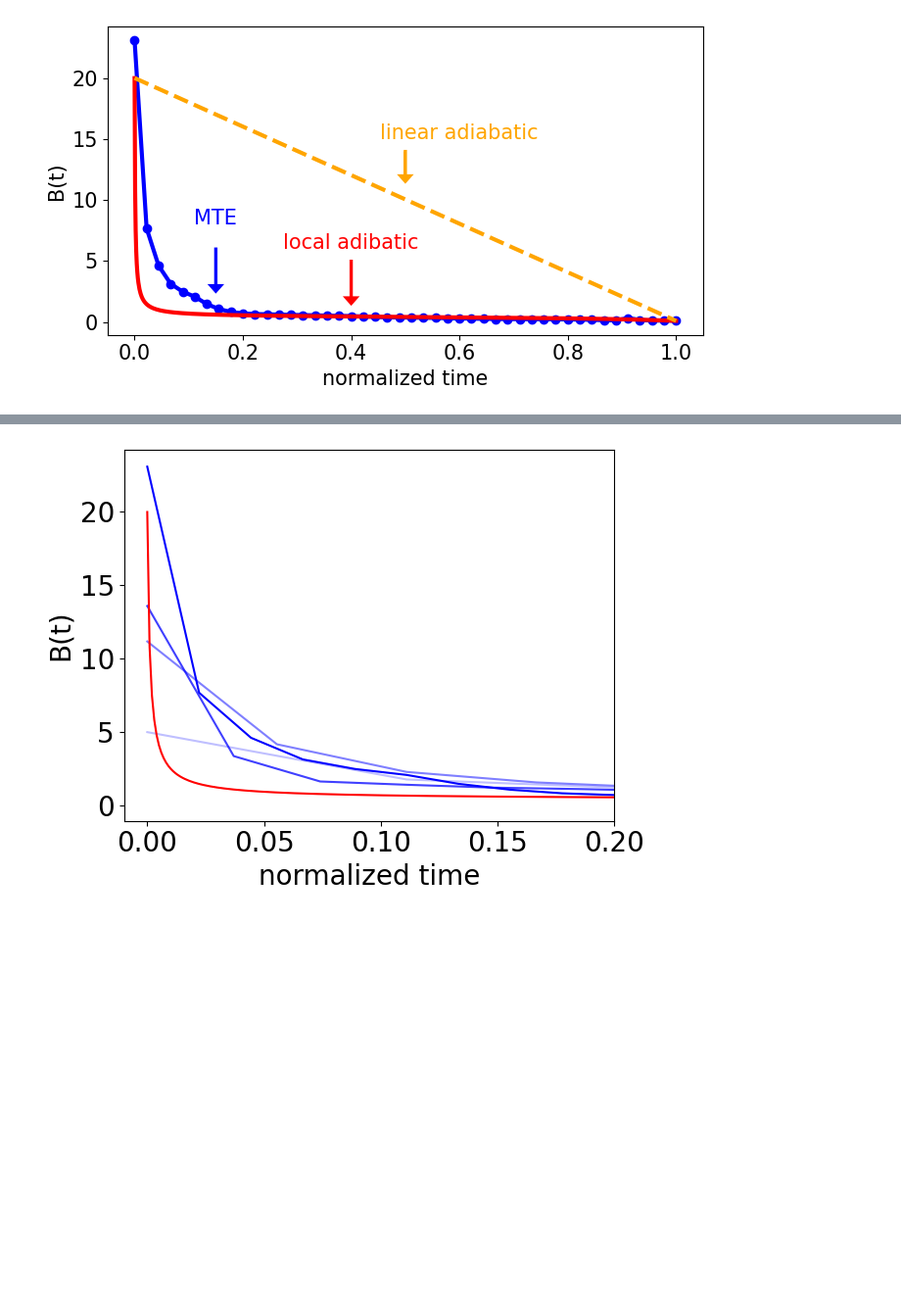
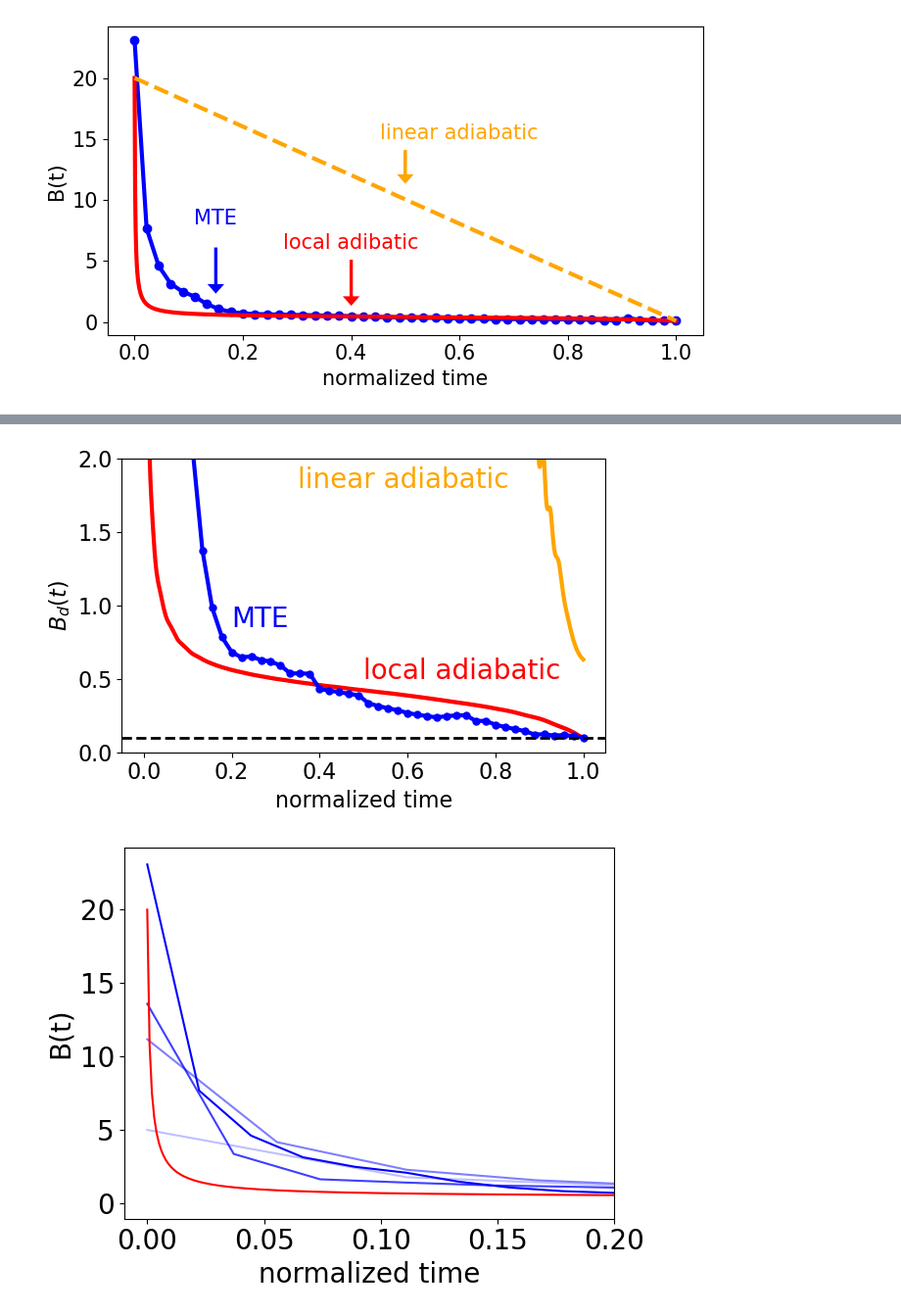
Before and after one commit to zach102824/Modulated-time-evolution-MTE-and-QAOA, a Jupyter notebook: data/fig_1/lambda_B_related_plot_B_N=12.ipynb, the cells around one changed output, grey strips where cells are left out. Shown: that part at 98% size. Drawn from its saved outputs; the diff is of its cells as text; code cells hidden in the pictures; blank space fills up the shorter version.

```diff
--- a/data/fig_1/lambda_B_related_plot_B_N=12.ipynb
+++ b/data/fig_1/lambda_B_related_plot_B_N=12.ipynb
@@ -819,3 +819,38 @@ plt.show()
+# %%
+
+# plot the B_min_diabatic
+effective_B_lin = np.load('fig_1_linear_b_list.npy')
+effective_B_la = np.load('fig_1_la_b_list.npy')
+
+effective_B_MTE= np.array([11.375,  6.951,  3.95 ,  2.49 ,  2.325,  2.061,  1.375,  0.984,
+        0.785,  0.682,  0.646,  0.653,  0.628,  0.618,  0.591,  0.537,
+        0.537,  0.535,  0.431,  0.42 ,  0.41 ,  0.398,  0.388,  0.334,
+        0.315,  0.3  ,  0.286,  0.268,  0.256,  0.246,  0.238,  0.246,
+        0.251,  0.252,  0.213,  0.214,  0.188,  0.172,  0.158,  0.145,
+        0.121,  0.123,  0.113,  0.118,  0.11 ,  0.1  ])
+
+plt.figure(figsize=(6, 4))  # Optional: Adjust figure size
+plt.plot(np.linspace(0,1,len(effective_B_lin)),effective_B_lin,color='orange', lw=3)
+plt.plot(np.linspace(0,1,len(effective_B_la)),effective_B_la,color='red', lw=3)
+plt.plot(np.linspace(0,1,len(effective_B_MTE)),effective_B_MTE,color='blue', lw=3)
+plt.plot(np.linspace(0,1,len(effective_B_MTE)),effective_B_MTE,'o',markersize=5,color='blue')
+plt.ylim(0,2)
+
+# Add a horizontal line
+horizontal_value = 0.1  # Replace with your desired value
+plt.axhline(y=horizontal_value, color='black', linestyle='--', linewidth=2, label=f'B = {horizontal_value}')
+plt.xlabel('normalized time', size=size)
+plt.ylabel(r'$B_d(t)$', size=size)
+# Customize ticks
+plt.tick_params(axis='both', which='major', labelsize=size)  # Make tick labels larger
+
+plt.text(0.5, 0.5, 'local adiabatic', fontsize=20,color='red')
+plt.text(0.2, 0.85, 'MTE', fontsize=20,color='blue')
+plt.text(0.35, 1.8, 'linear adiabatic', fontsize=20,color='orange')
+plt.tight_layout()
+plt.savefig('effective_B.png')
+# %% [output]
+[figure, added]
 # %%
 # plt.figure(figsize=(7,4))
 # for i, x_list in enumerate([x_50]):
```
Also changed, not shown: parts of 5 cells of this notebook.
